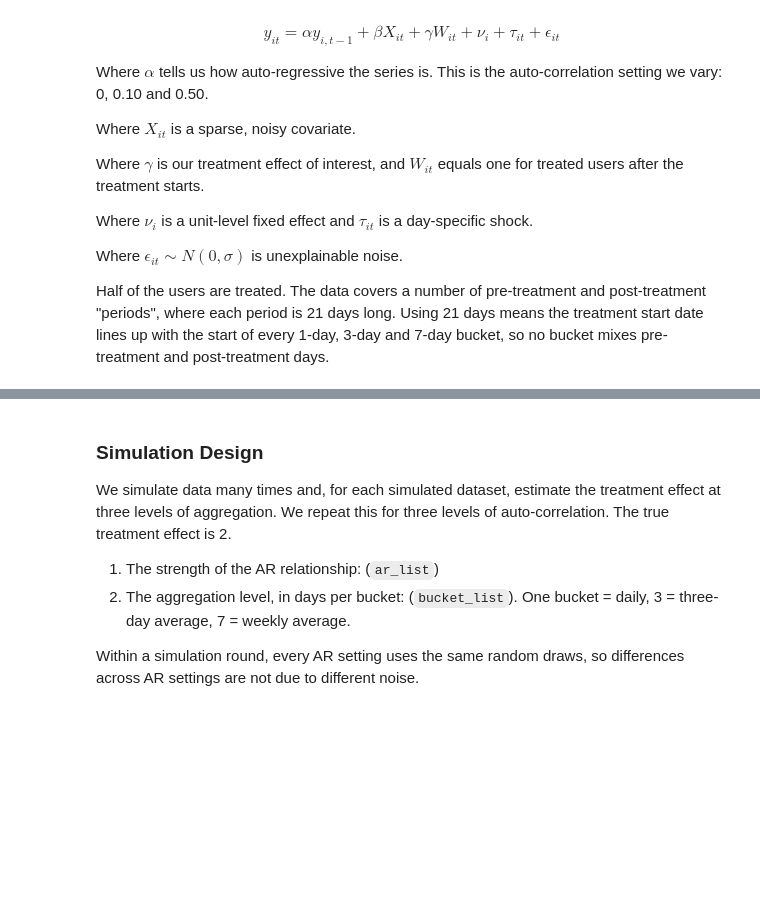
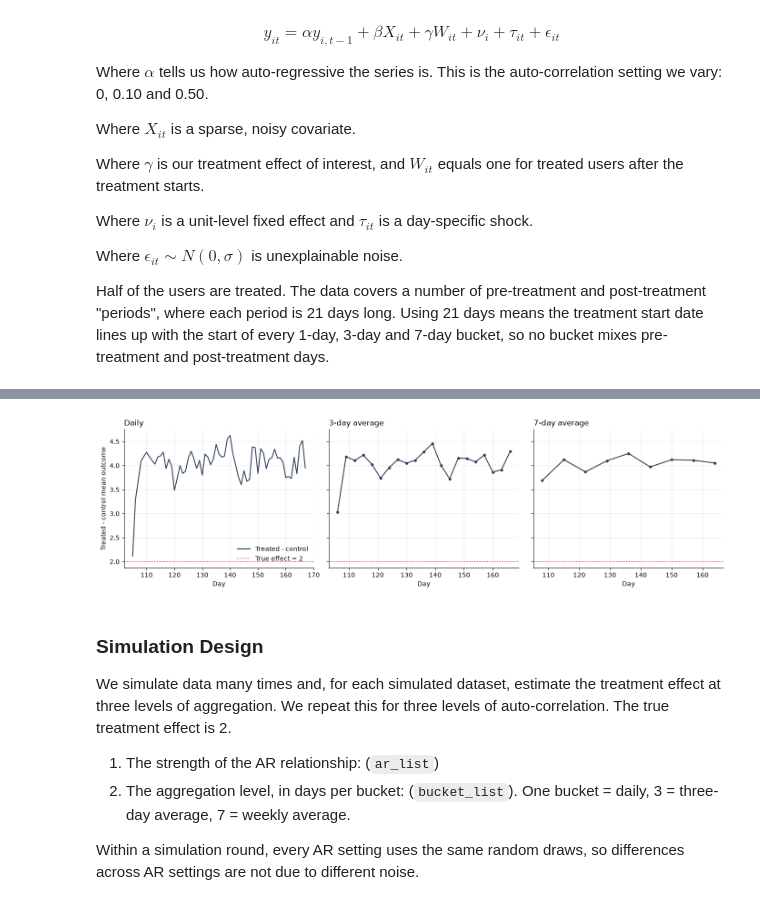
Before and after one commit to shoepaladin/causalinference_crashcourse, a Jupyter notebook: OtherMaterial/How Data Cleaning and Manipulation Affect Results/Data Aggregation and Bias.ipynb, the cells around one changed output, grey strips where cells are left out. Saved outputs shown, nothing was run; the diff lists cells and outputs as text; code cells hidden in the pictures; blank space fills up the shorter version.

```diff
--- a/OtherMaterial/How Data Cleaning and Manipulation Affect Results/Data Aggregation and Bias.ipynb
+++ b/OtherMaterial/How Data Cleaning and Manipulation Affect Results/Data Aggregation and Bias.ipynb
@@ -133,3 +178,19 @@ pd.concat([did_twfe(data=df, bucket=b).assign(bucket=b) for b in [1,3,7]])
+# %%
+with plt.rc_context(ill_style):
+    fig, axes = plt.subplots(1, len(ill_buckets), figsize=(14,4), sharey=True)
+    for ax, (b, lab) in zip(axes, ill_buckets.items()):
+        g = ill_bucket_means(ill_df, b)
+        g = g[g.index*b >= ill_t0] ## keep only buckets after treatment starts
+        ax.plot(g['x'], g['gap'], color='#2e4057', marker='o' if b > 1 else None, ms=3.5, label='Treated - control')
+        ax.axhline(ill_atet, color=ill_c_tr, ls=':', lw=1.5, label='True effect = {0}'.format(ill_atet))
+        ax.set_title(lab, loc='left')
+        ax.set_xlabel('Day')
+    axes[0].set_ylabel('Treated - control mean outcome')
+    axes[0].legend(frameon=False, loc='lower right')
+    fig.tight_layout()
+    plt.show()
+# %% [output]
+[figure, added]
 # %% [markdown]
 ### Simulation Design
 We simulate data many times and, for each simulated dataset, estimate the treatment effect at three levels of aggregation. We repeat this for three levels of auto-correlation. The true treatment effect is 2.
```
Also changed, not shown: parts of 6 cells of this notebook.
